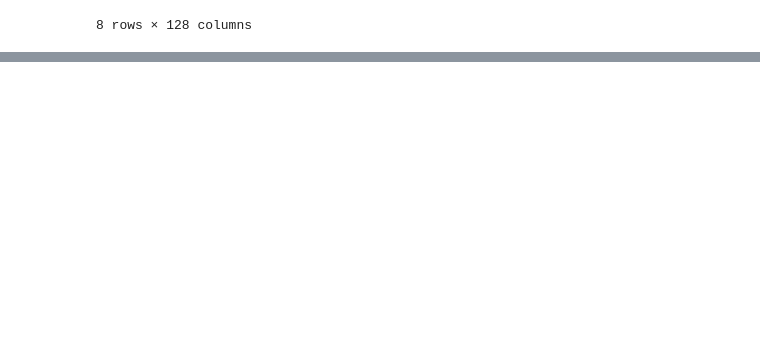
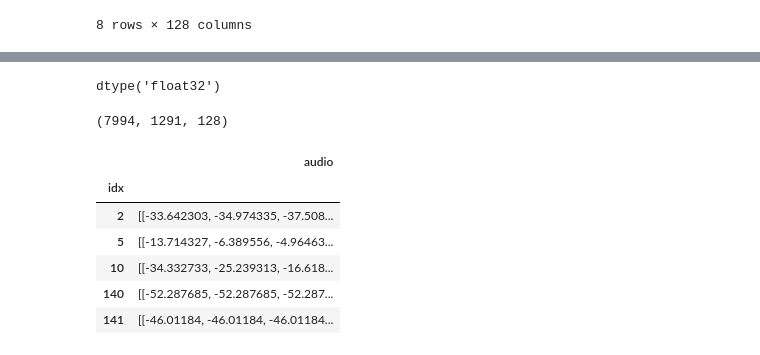
Before and after one commit to vijay-ravuri/audio-modeling, a Jupyter notebook: code/basic-eda.ipynb, the cells around one changed output, grey strips where cells are left out. Saved outputs shown, nothing was run; the diff lists cells and outputs as text; code cells hidden in the pictures; blank space fills up the shorter version.

```diff
--- a/code/basic-eda.ipynb
+++ b/code/basic-eda.ipynb
@@ -316,0 +471,4 @@ pd.DataFrame(audio[1]).describe()
+# %%
+raw_data[2][0].dtype
+# %% [output]
+dtype('float32')
@@ -316,0 +477,4 @@ pd.DataFrame(audio[1]).describe()
+# %%
+audio_array.shape
+# %% [output]
+(7994, 1291, 128)
@@ -316,0 +498,4 @@ pd.DataFrame(audio[1]).describe()
+# %%
+tracks = pd.read_csv("../data/tracks_meta.csv", index_col = 0)
+# %%
+data = [(idx, np.load('../data/audio/' + str(idx) + '.npy')) for idx in tracks.index]
@@ -316,0 +505,12 @@ pd.DataFrame(audio[1]).describe()
+# %%
+raw_data = pd.DataFrame(data, columns = ['idx', 'audio']).set_index('idx')
+# %%
+raw_data.head()
+# %% [output]
+|  | audio |
+| idx |  |
+| 2 | [[-33.642303, -34.974335, -37.508... |
+| 5 | [[-13.714327, -6.389556, -4.96463... |
+| 10 | [[-34.332733, -25.239313, -16.618... |
+| 140 | [[-52.287685, -52.287685, -52.287... |
+| 141 | [[-46.01184, -46.01184, -46.01184... |
```
Also changed, not shown: parts of 33 cells of this notebook.
